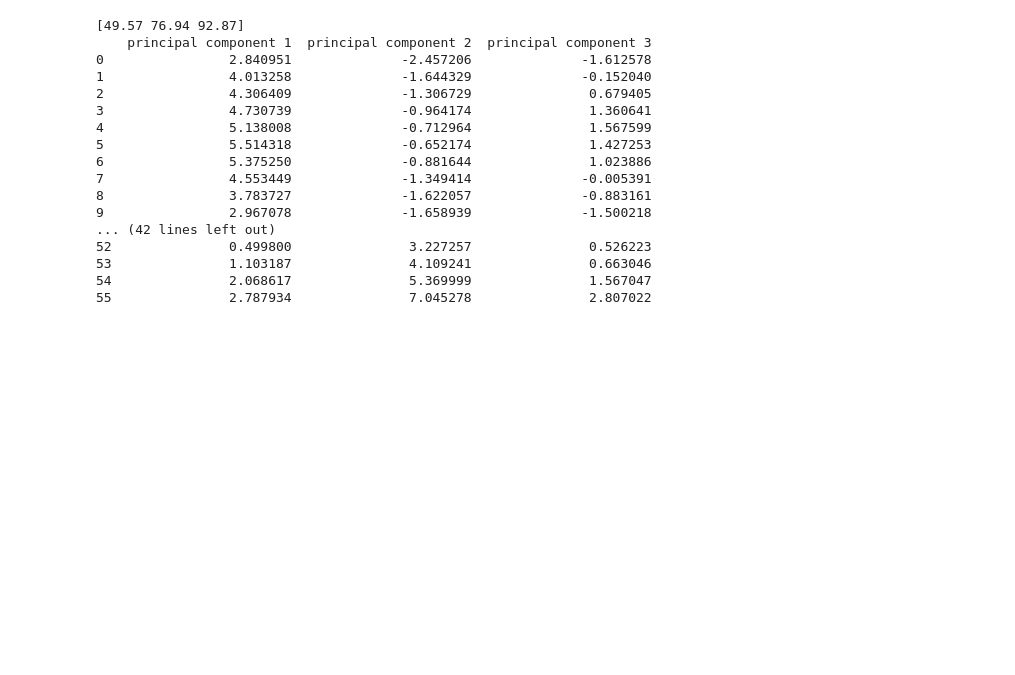
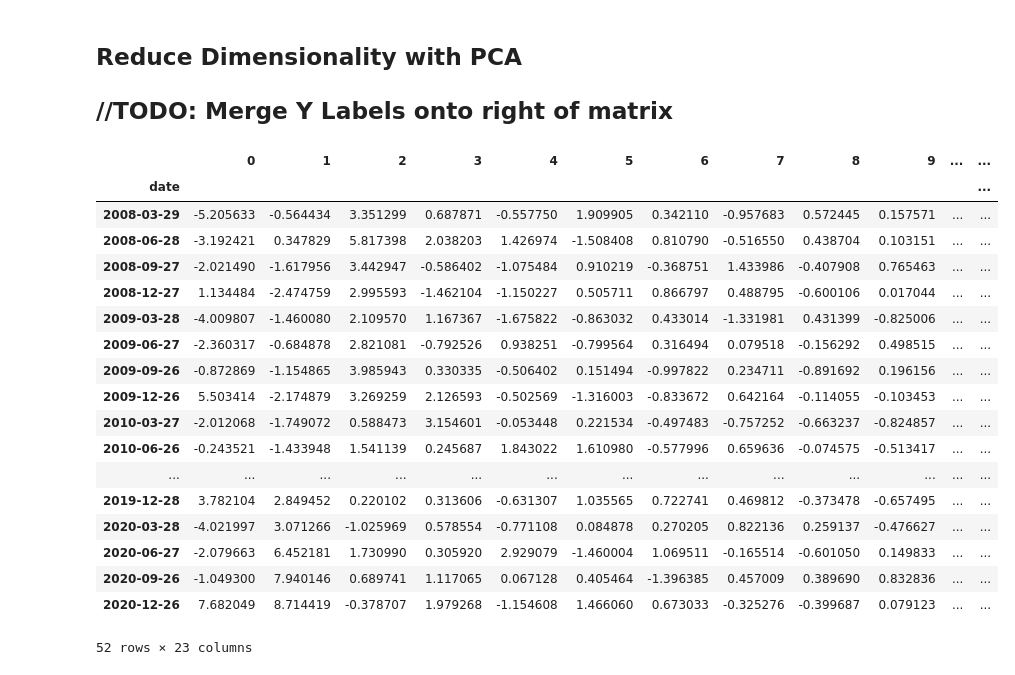
Before and after one commit to CDP99/CS-4641-Group-26, a Jupyter notebook: touchpoint2.ipynb, the cells around one changed output. Drawn from its saved outputs; the diff is of its cells as text; code cells hidden in the pictures; blank space fills up the shorter version.

```diff
--- a/touchpoint2.ipynb
+++ b/touchpoint2.ipynb
@@ -61,0 +81,7 @@ dtype: object
+# %%
+# min_max_scaler = MinMaxScaler((-1, 1))
+# df[percentages] = min_max_scaler.fit_transform(df[percentages])  # No need, because percentages are already on a good scale
+ss = StandardScaler()
+df_without_symbol = df.loc[:, df.columns != 'symbol']
+df_scaled = pd.DataFrame(ss.fit_transform(df_without_symbol), columns = df_without_symbol.columns).set_index(res['date'])
+display(df_scaled)
@@ -111,21 +140,30 @@ principalDf = pd.DataFrame(data = principalComponents,
-# %%
-print(np.cumsum(np.round(pca.explained_variance_ratio_, decimals=4)*100))
-print(principalDf)
-# %% [output]
-[49.57 76.94 92.87]
-    principal component 1  principal component 2  principal component 3
-0                2.840951              -2.457206              -1.612578
-1                4.013258              -1.644329              -0.152040
-2                4.306409              -1.306729               0.679405
-3                4.730739              -0.964174               1.360641
-4                5.138008              -0.712964               1.567599
-5                5.514318              -0.652174               1.427253
-6                5.375250              -0.881644               1.023886
-7                4.553449              -1.349414              -0.005391
-8                3.783727              -1.622057              -0.883161
-9                2.967078              -1.658939              -1.500218
-... (42 lines left out)
-52               0.499800               3.227257               0.526223
-53               1.103187               4.109241               0.663046
-54               2.068617               5.369999               1.567047
-55               2.787934               7.045278               2.807022
+# %% [markdown]
+## Reduce Dimensionality with PCA
+## //TODO: Merge Y Labels onto right of matrix
+# %%
+pca = PCA(n_components='mle')
+pc_matrix = pca.fit_transform(df_scaled)
+pc = pd.DataFrame(pc_matrix).set_index(res['date'])
+# print(pca.components_)
+# print(pca.explained_variance_)
+display(pc)
+# %% [output]
+|  | 0 | 1 | 2 | 3 | 4 | 5 | 6 | 7 | 8 | 9 | ... | ... |
+| date |  |  |  |  |  |  |  |  |  |  |  | ... |
+| 2008-03-29 | -5.205633 | -0.564434 | 3.351299 | 0.687871 | -0.557750 | 1.909905 | 0.342110 | -0.957683 | 0.572445 | 0.157571 | ... | ... |
+| 2008-06-28 | -3.192421 | 0.347829 | 5.817398 | 2.038203 | 1.426974 | -1.508408 | 0.810790 | -0.516550 | 0.438704 | 0.103151 | ... | ... |
+| 2008-09-27 | -2.021490 | -1.617956 | 3.442947 | -0.586402 | -1.075484 | 0.910219 | -0.368751 | 1.433986 | -0.407908 | 0.765463 | ... | ... |
+| 2008-12-27 | 1.134484 | -2.474759 | 2.995593 | -1.462104 | -1.150227 | 0.505711 | 0.866797 | 0.488795 | -0.600106 | 0.017044 | ... | ... |
+| 2009-03-28 | -4.009807 | -1.460080 | 2.109570 | 1.167367 | -1.675822 | -0.863032 | 0.433014 | -1.331981 | 0.431399 | -0.825006 | ... | ... |
+| 2009-06-27 | -2.360317 | -0.684878 | 2.821081 | -0.792526 | 0.938251 | -0.799564 | 0.316494 | 0.079518 | -0.156292 | 0.498515 | ... | ... |
+| 2009-09-26 | -0.872869 | -1.154865 | 3.985943 | 0.330335 | -0.506402 | 0.151494 | -0.997822 | 0.234711 | -0.891692 | 0.196156 | ... | ... |
+| 2009-12-26 | 5.503414 | -2.174879 | 3.269259 | 2.126593 | -0.502569 | -1.316003 | -0.833672 | 0.642164 | -0.114055 | -0.103453 | ... | ... |
+| 2010-03-27 | -2.012068 | -1.749072 | 0.588473 | 3.154601 | -0.053448 | 0.221534 | -0.497483 | -0.757252 | -0.663237 | -0.824857 | ... | ... |
+| 2010-06-26 | -0.243521 | -1.433948 | 1.541139 | 0.245687 | 1.843022 | 1.610980 | -0.577996 | 0.659636 | -0.074575 | -0.513417 | ... | ... |
+| ... | ... | ... | ... | ... | ... | ... | ... | ... | ... | ... | ... | ... |
+| 2019-12-28 | 3.782104 | 2.849452 | 0.220102 | 0.313606 | -0.631307 | 1.035565 | 0.722741 | 0.469812 | -0.373478 | -0.657495 | ... | ... |
+| 2020-03-28 | -4.021997 | 3.071266 | -1.025969 | 0.578554 | -0.771108 | 0.084878 | 0.270205 | 0.822136 | 0.259137 | -0.476627 | ... | ... |
+| 2020-06-27 | -2.079663 | 6.452181 | 1.730990 | 0.305920 | 2.929079 | -1.460004 | 1.069511 | -0.165514 | -0.601050 | 0.149833 | ... | ... |
+| 2020-09-26 | -1.049300 | 7.940146 | 0.689741 | 1.117065 | 0.067128 | 0.405464 | -1.396385 | 0.457009 | 0.389690 | 0.832836 | ... | ... |
+| 2020-12-26 | 7.682049 | 8.714419 | -0.378707 | 1.979268 | -1.154608 | 1.466060 | 0.673033 | -0.325276 | -0.399687 | 0.079123 | ... | ... |
+52 rows × 23 columns
```
Also changed, not shown: parts of 9 cells of this notebook, 5 other files.
